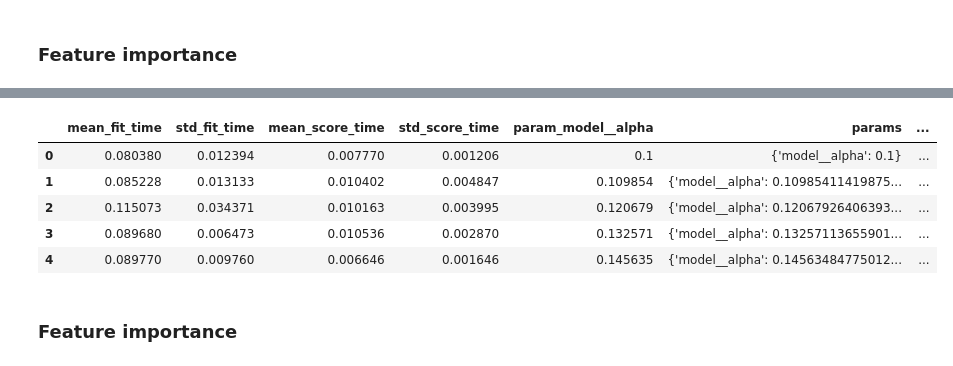
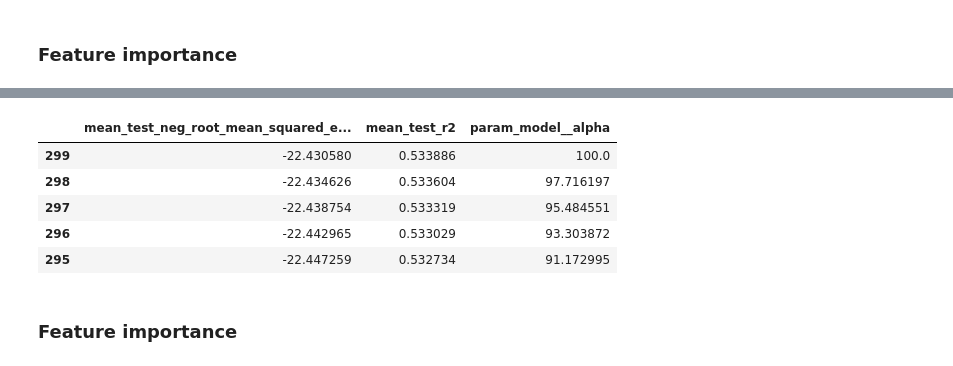
Before and after one commit to ryskgit/QTW_CaseStudy, a Jupyter notebook: Case Study 1/hien_draft.ipynb, the cells around one changed output, grey strips where cells are left out. Saved outputs shown, nothing was run; the diff lists cells and outputs as text; code cells hidden in the pictures.

```diff
--- a/Case Study 1/hien_draft.ipynb
+++ b/Case Study 1/hien_draft.ipynb
@@ -139,5 +121,6 @@ Nonscaled rmse: 23.621
 # %%
 pipe = Pipeline(steps=[
     ("scaler", StandardScaler()),
-    ("lr", LinearRegression())
+    ("lr", lr)
 ])
+pipe.fit(X, y)
@@ -171,3 +155,0 @@ std scale rmse: 22.763
-# %%
-min_max_scale_pipe = Pipeline([("min_max_scaler", MinMaxScaler()), ("lr", lr)])
-min_max_scale_pipe.fit(X, y)
@@ -230,16 +160,22 @@ best lambda: 0.2329951810515372
 # %%
 lasso_pipe = Pipeline(steps=[
     ("scaler", StandardScaler()),
-    ('model', Lasso())
+    ('model', Lasso(random_state=77))
 ])
 
-params = {'model__alpha': (np.logspace(-1, 1, 50))}
-split = KFold(shuffle=True, n_splits=5)
+params = {'model__alpha': (np.logspace(-1, 1, 200))}
+split = KFold(shuffle=True,
+              n_splits=5,
+              random_state=77)
+scoring = ["neg_root_mean_squared_error", "r2"]
+# scoring = {"R2": "r2", "RMSE": make_scorer("neg_root_mean_squared_error", greater_is_better=False)}
+
 
 lasso_gs = GridSearchCV(lasso_pipe,
 						param_grid=params,
 						cv=split,
-						scoring="neg_root_mean_squared_error",
+						scoring=scoring,
+                        refit="neg_root_mean_squared_error",
 						n_jobs=-1
 )
 # %%
@@ -301,16 +246,22 @@ array([ 0.33364761, -0.        , -0.        , -0.        , -0.        ,
 # %%
 ridge_pipe = Pipeline(steps=[
     ("scaler", StandardScaler()),
-    ('model', Ridge())
+    ('model', Ridge(random_state=77))
 ])
 
-params = {'model__alpha': (np.logspace(-1, 1, 50))}
-split = KFold(shuffle=True, n_splits=5)
+params = {'model__alpha': (np.logspace(-1, 2, 300))}
+split = KFold(shuffle=True,
+              n_splits=5,
+              random_state=77)
+scoring = ["neg_root_mean_squared_error", "r2"]
+# scoring = {"R2": "r2", "RMSE": make_scorer("neg_root_mean_squared_error", greater_is_better=False)}
+
 
 ridge_gs = GridSearchCV(ridge_pipe,
 						param_grid=params,
 						cv=split,
-						scoring="neg_root_mean_squared_error",
+						scoring=scoring,
+                        refit="neg_root_mean_squared_error",
 						n_jobs=-1
 )
 # %%
@@ -334,13 +286,19 @@ GridSearchCV(cv=KFold(n_splits=5, random_state=None, shuffle=True),
 # %%
-gs_results_ridge = pd.DataFrame(ridge_gs.cv_results_)
-gs_results_ridge.head()
+ridge_results = pd.DataFrame(ridge_gs.cv_results_).sort_values("mean_test_neg_root_mean_squared_error", ascending=False)
+ridge_results[
+    [
+        "mean_test_neg_root_mean_squared_error",
+        "mean_test_r2",
+        "param_model__alpha"
+    ]
+].head(5)
 # %% [output]
-|  | mean_fit_time | std_fit_time | mean_score_time | std_score_time | param_model__alpha | params | ... |
-| 0 | 0.080380 | 0.012394 | 0.007770 | 0.001206 | 0.1 | {'model__alpha': 0.1} | ... |
-| 1 | 0.085228 | 0.013133 | 0.010402 | 0.004847 | 0.109854 | {'model__alpha': 0.10985411419875... | ... |
-| 2 | 0.115073 | 0.034371 | 0.010163 | 0.003995 | 0.120679 | {'model__alpha': 0.12067926406393... | ... |
-| 3 | 0.089680 | 0.006473 | 0.010536 | 0.002870 | 0.132571 | {'model__alpha': 0.13257113655901... | ... |
-| 4 | 0.089770 | 0.009760 | 0.006646 | 0.001646 | 0.145635 | {'model__alpha': 0.14563484775012... | ... |
+|  | mean_test_neg_root_mean_squared_e... | mean_test_r2 | param_model__alpha |
+| 299 | -22.430580 | 0.533886 | 100.0 |
+| 298 | -22.434626 | 0.533604 | 97.716197 |
+| 297 | -22.438754 | 0.533319 | 95.484551 |
+| 296 | -22.442965 | 0.533029 | 93.303872 |
+| 295 | -22.447259 | 0.532734 | 91.172995 |
 # %% [markdown]
 ### Feature importance
 # %%
```
Also changed, not shown: parts of 38 cells of this notebook.
